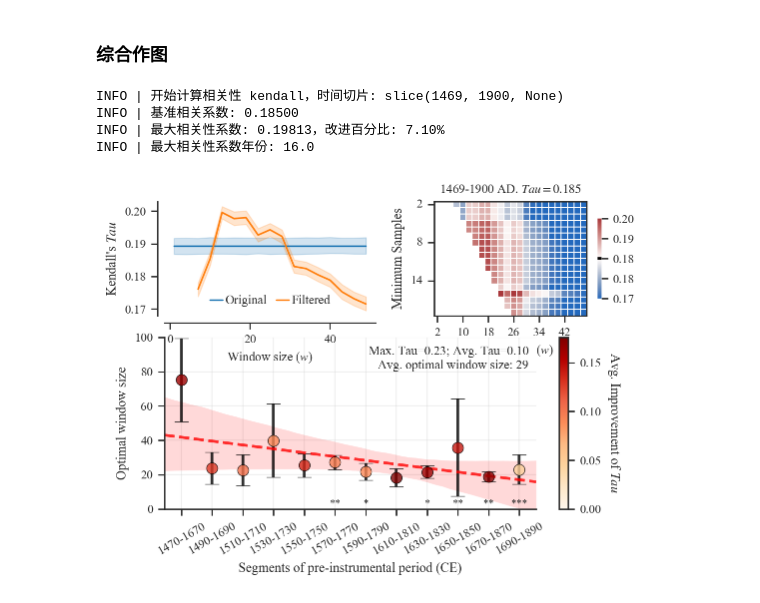
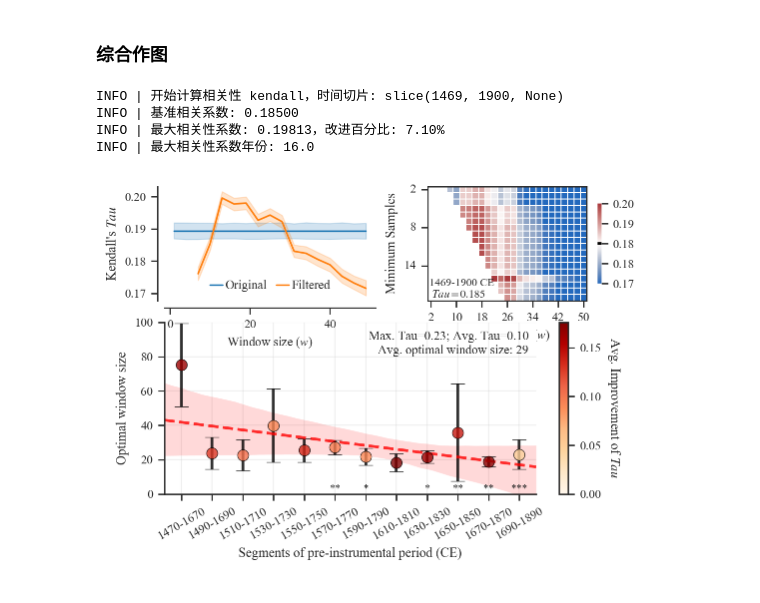
Before and after one commit to SongshGeo/shifting_baseline, a Jupyter notebook: reports/history.ipynb, the cells around one changed output. Saved outputs shown, nothing was run; the diff lists cells and outputs as text; code cells hidden in the pictures.

```diff
--- a/reports/history.ipynb
+++ b/reports/history.ipynb
@@ -308,6 +308,9 @@ sns.lineplot(data=ds.dropna(), x="Window", y="Kendall's Tau", hue="Method")
 # %% [markdown]
 ### 综合作图
 # %%
+from shifting_baseline.constants import START
+
+
 fig = plt.figure(figsize=(6, 4), constrained_layout=False)  # 增加高度
 
 gs = fig.add_gridspec(
@@ -329,7 +332,7 @@ df, r_benchmark, ax1 = experiment_corr_2d(
     ax=ax1,
     n_diff_w=5,
     std_offset=0,
-    max_window=50,
+    max_window=51,
 )
 ax1.set_title(
     f"{slice_now.start}-{slice_now.stop} AD. $Tau={r_benchmark:.3f}$",
@@ -339,6 +342,17 @@ ax1.locator_params(axis="x", nbins=9)  # x轴最多9个主刻度
 ax1.locator_params(axis="y", nbins=4)  # y轴最多9个主刻度
 ax1.tick_params(axis="both", rotation=0)
 ax1.set_xlabel("Window size ($w$)", fontsize=9)
+original_title = ax1.get_title()
+ax1.set_title("")
+ax1.text(
+    0.01,
+    0.01,
+    original_title.replace("AD.", "CE\n"),
+    ha="left",
+    va="bottom",
+    transform=ax1.transAxes,
+    fontsize=8,
+)
 
 #### ================================================
 ax3 = fig.add_subplot(gs[1, :])
@@ -384,31 +398,31 @@ ax2 = fig.add_subplot(gs[0, 0])
 # )
 # # ax2.text(0.01, 0.95, "$p<0.001$", ha="left", va="top", transform=ax2.transAxes)
 
 sns.lineplot(data=ds.dropna(), x="Window", y="Kendall's Tau", hue="Method", ax=ax2)
 ax2.legend(
     loc="best",
     # bbox_to_anchor=(1, 1.08),
     fontsize=9,
     ncol=2,
     title_fontsize=9,
     frameon=False,
     handlelength=1.0,  # length of the legend handles
     handletextpad=0.2,  # space between handle and text
     columnspacing=0.8,  # space between columns
     labelspacing=0.2,  # vertical space between rows
     borderpad=0.2,  # padding inside the legend box
 )
 ax2.set_ylabel("Kendall's $Tau$")
 ax2.set_xlabel("Window size ($w$)", fontsize=9)
 sns.despine(ax=ax2, offset=5)
 
 
 # 综合作图 ================================================
 fig.savefig(cfg.ds.fig4, dpi=300)
 plt.show();
 # %% [output]
 INFO | 开始计算相关性 kendall，时间切片: slice(1469, 1900, None)
 INFO | 基准相关系数: 0.18500
 INFO | 最大相关性系数: 0.19813，改进百分比: 7.10%
 INFO | 最大相关性系数年份: 16.0
-[figure, old version]
+[figure, new version]
```
